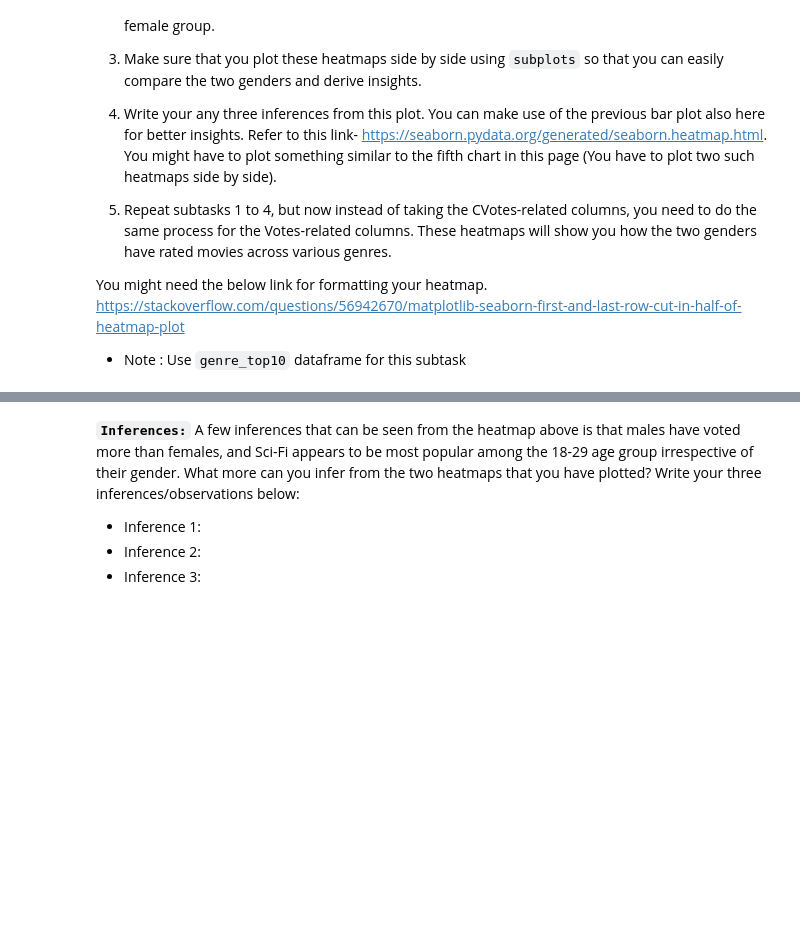
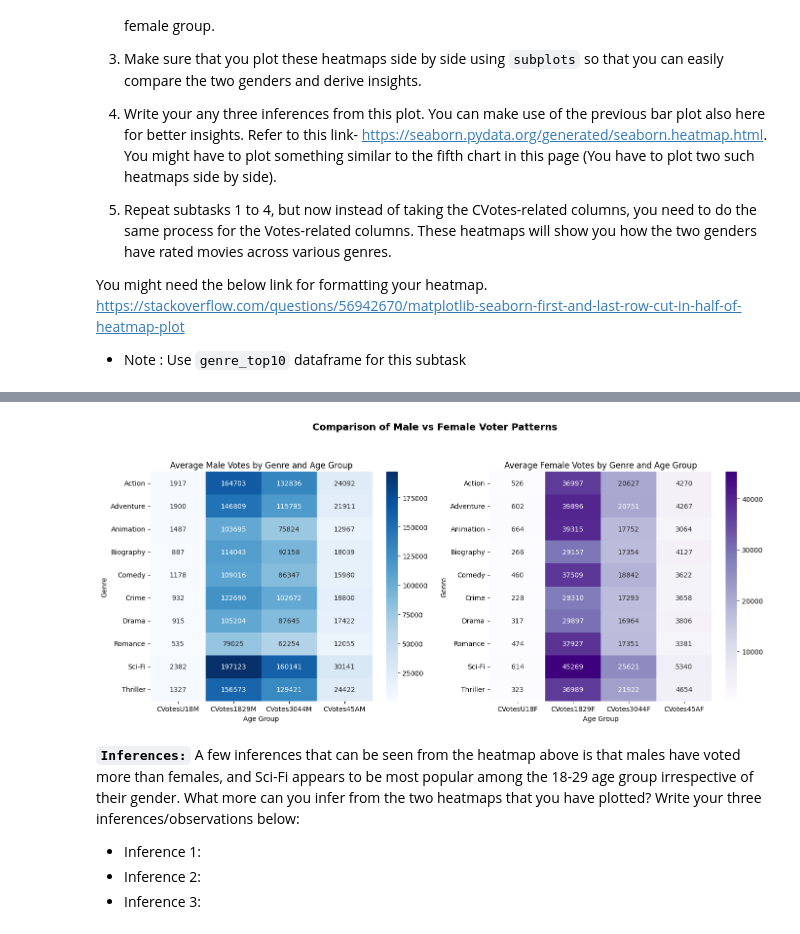
Before and after one commit to Rajesh2015/Logicmojo-AI-ML-Sept25-radash, a Jupyter notebook: EDA/IMDb+Movie+Assignment.ipynb, the cells around one changed output, grey strips where cells are left out. Cells and saved outputs as stored; diff of their text form; code cells hidden in the pictures; blank space fills up the shorter version.

```diff
--- a/EDA/IMDb+Movie+Assignment.ipynb
+++ b/EDA/IMDb+Movie+Assignment.ipynb
@@ -619,3 +663,36 @@ https://stackoverflow.com/questions/56942670/matplotlib-seaborn-first-and-last-r
+# %%
+# 1st set of heat maps for CVotes-related columns
+male_vote_cols = ['CVotesU18M', 'CVotes1829M', 'CVotes3044M', 'CVotes45AM']
+female_vote_cols = ['CVotesU18F', 'CVotes1829F', 'CVotes3044F', 'CVotes45AF']
+
+genre_votes_male = (
+    genre_top10.groupby('genre')[male_vote_cols]
+    .mean()
+    .sort_index()
+)
+
+genre_votes_female = (
+    genre_top10.groupby('genre')[female_vote_cols]
+    .mean()
+    .sort_index()
+)
+
+plt=plot_side_by_side_heatmaps(
+    genre_votes_male,
+    genre_votes_female,
+    title_left='Average Male Votes by Genre and Age Group',
+    title_right='Average Female Votes by Genre and Age Group',
+    xlabel_left='Age Group',
+    xlabel_right='Age Group',
+    ylabel_left='Genre',
+    ylabel_right='Genre',
+    cmap_left='Blues',
+    cmap_right='Purples',
+    suptitle='Comparison of Male vs Female Voter Patterns'
+)
+plt.show()
+# %% [output]
+[figure, added]
 # %% [markdown]
 **`Inferences:`** A few inferences that can be seen from the heatmap above is that males have voted more than females, and Sci-Fi appears to be most popular among the 18-29 age group irrespective of their gender. What more can you infer from the two heatmaps that you have plotted? Write your three inferences/observations below:
 - Inference 1:
```
Also changed, not shown: parts of 10 cells of this notebook.
